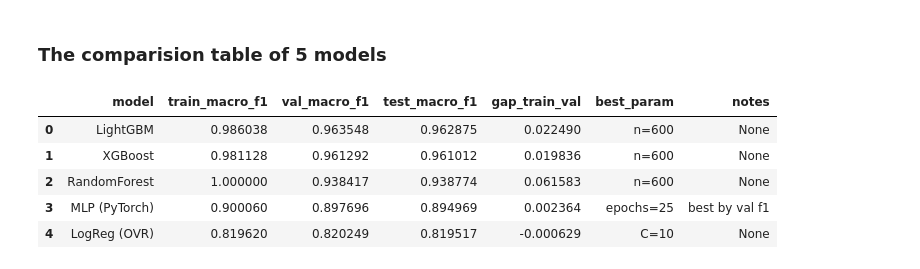
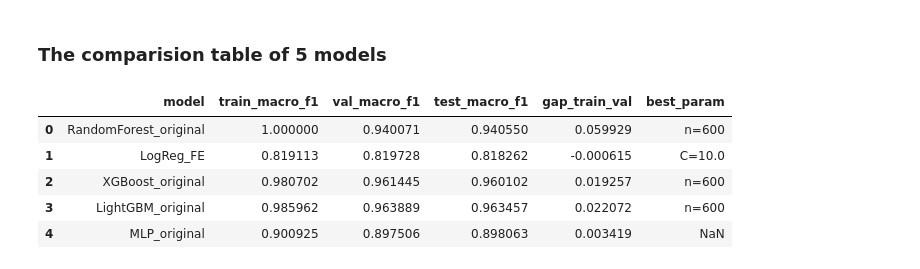
Before and after one commit to HuyDoan-2112/spotify-mood-mlops, a Jupyter notebook: notebooks/EDA.ipynb, the cells around one changed output. Drawn from its saved outputs; the diff is of its cells as text; code cells hidden in the pictures.

```diff
--- a/notebooks/EDA.ipynb
+++ b/notebooks/EDA.ipynb
@@ -217,6 +203,5 @@ plt.show()
 # %%
-# Remove the duration and spec_rate columns.
-X = X.drop('duration (ms)', axis=1)
+# Remove spec_rate column.
 X = X.drop('spec_rate', axis=1)
 # %%
 X.head()
@@ -1087,0 +1377,3 @@ Epoch 02 | Train Loss 0.3160 F1 0.8486 | Val Loss 0.3176 F1 0.8484 | Gap +0.0002
+# %%
+mlp_out_fe  = run_mlp_experiment(df, use_fe=True,  seed=SEED)
+mlp_out_original = run_mlp_experiment(df, use_fe=False, seed=SEED)
@@ -1088,41 +1473,65 @@ Epoch 02 | Train Loss 0.3160 F1 0.8486 | Val Loss 0.3176 F1 0.8484 | Gap +0.0002
 # %% [markdown]
 ### The comparision table of 5 models
 # %%
-summary = pd.DataFrame(results)
+def pick_best_variant(model_name, out_fe, out_original, param_key_fe=None, param_key_original=None):
+    """
+    Chọn variant có val_macro_f1 cao hơn.
+    Trả về dict đúng format 'results'.
+    """
+    fe_val  = out_fe["val_macro_f1"]
+    original_val = out_original["val_macro_f1"]
 
-# Sort by validation macro f1 (most important for model selection)
-summary_sorted = summary.sort_values(["val_macro_f1", "test_macro_f1"], ascending=False).reset_index(drop=True)
-display(summary_sorted)
+    best = out_fe if fe_val >= original_val else out_original
+    variant = "FE" if best is out_fe else "original"
 
-# --- Plot: Val vs Test Macro-F1 ---
-plt.figure(figsize=(8,4))
-x = np.arange(len(summary_sorted))
-w = 0.35
+    train_f1 = float(best["train_macro_f1"])
+    val_f1   = float(best["val_macro_f1"])
+    test_f1  = float(best["test_macro_f1"])
 
-plt.bar(x - w/2, summary_sorted["val_macro_f1"],  w, label="Val Macro-F1")
-plt.bar(x + w/2, summary_sorted["test_macro_f1"], w, label="Test Macro-F1")
-plt.xticks(x, summary_sorted["model"], rotation=20, ha="right")
-plt.ylim(0, 1.05)
-plt.ylabel("Macro-F1")
-plt.title("Model Comparison (5 models)")
-plt.grid(axis="y", alpha=0.3)
-plt.legend()
-plt.show()
+    d = {
+        "model": f"{model_name}_{variant}",
+        "train_macro_f1": train_f1,
+        "val_macro_f1": val_f1,
+        "test_macro_f1": test_f1,
+        "gap_train_val": train_f1 - val_f1,
+    }
 
-# --- Plot: Overfit gap (Train - Val) ---
-plt.figure(figsize=(8,4))
-plt.bar(np.arange(len(summary_sorted)), summary_sorted["gap_train_val"])
-plt.xticks(np.arange(len(summary_sorted)), summary_sorted["model"], rotation=20, ha="right")
-plt.ylabel("Gap (Train - Val)")
-plt.title("Overfit Gap Comparison")
-plt.axhline(0.03, linestyle="--")
-plt.axhline(0.07, linestyle="--")
-plt.grid(axis="y", alpha=0.3)
-plt.show()
+    # optional best_param
+    if "best_n" in best:
+        d["best_param"] = f"n={best['best_n']}"
+    elif "best_C" in best:
+        d["best_param"] = f"C={best['best_C']}"
+    elif "best_param" in best:
+        d["best_param"] = str(best["best_param"])
+
+    return d
+
+results = []
+
+# ===== RandomForest =====
+results.append(pick_best_variant("RandomForest", rf_out_fe, rf_out_original))
+
+# ===== Logistic Regression =====
+# nếu bạn dùng dict trả về có key best_C thì ok
+results.append(pick_best_variant("LogReg", lr_out_fe, lr_out_original))
+
+# ===== XGBoost =====
+results.append(pick_best_variant("XGBoost", xgb_out_fe, xgb_out_original))
+
+# ===== LightGBM =====
+results.append(pick_best_variant("LightGBM", lgbm_out_fe, lgbm_out_original))
+
+# ===== MLP (PyTorch) =====
+# Nếu output MLP của bạn đang là mlp_out_fe/mlp_out_original dạng dict:
+# {"train_macro_f1":..., "val_macro_f1":..., "test_macro_f1":...}
+results.append(pick_best_variant("MLP", mlp_out_fe, mlp_out_original))
+
+# kiểm tra nhanh
+pd.DataFrame(results)
 # %% [output]
-|  | model | train_macro_f1 | val_macro_f1 | test_macro_f1 | gap_train_val | best_param | notes |
-| 0 | LightGBM | 0.986038 | 0.963548 | 0.962875 | 0.022490 | n=600 | None |
-| 1 | XGBoost | 0.981128 | 0.961292 | 0.961012 | 0.019836 | n=600 | None |
-| 2 | RandomForest | 1.000000 | 0.938417 | 0.938774 | 0.061583 | n=600 | None |
-| 3 | MLP (PyTorch) | 0.900060 | 0.897696 | 0.894969 | 0.002364 | epochs=25 | best by val f1 |
-| 4 | LogReg (OVR) | 0.819620 | 0.820249 | 0.819517 | -0.000629 | C=10 | None |
+|  | model | train_macro_f1 | val_macro_f1 | test_macro_f1 | gap_train_val | best_param |
+| 0 | RandomForest_original | 1.000000 | 0.940071 | 0.940550 | 0.059929 | n=600 |
+| 1 | LogReg_FE | 0.819113 | 0.819728 | 0.818262 | -0.000615 | C=10.0 |
+| 2 | XGBoost_original | 0.980702 | 0.961445 | 0.960102 | 0.019257 | n=600 |
+| 3 | LightGBM_original | 0.985962 | 0.963889 | 0.963457 | 0.022072 | n=600 |
+| 4 | MLP_original | 0.900925 | 0.897506 | 0.898063 | 0.003419 | NaN |
```
Also changed, not shown: parts of 24 cells of this notebook.
